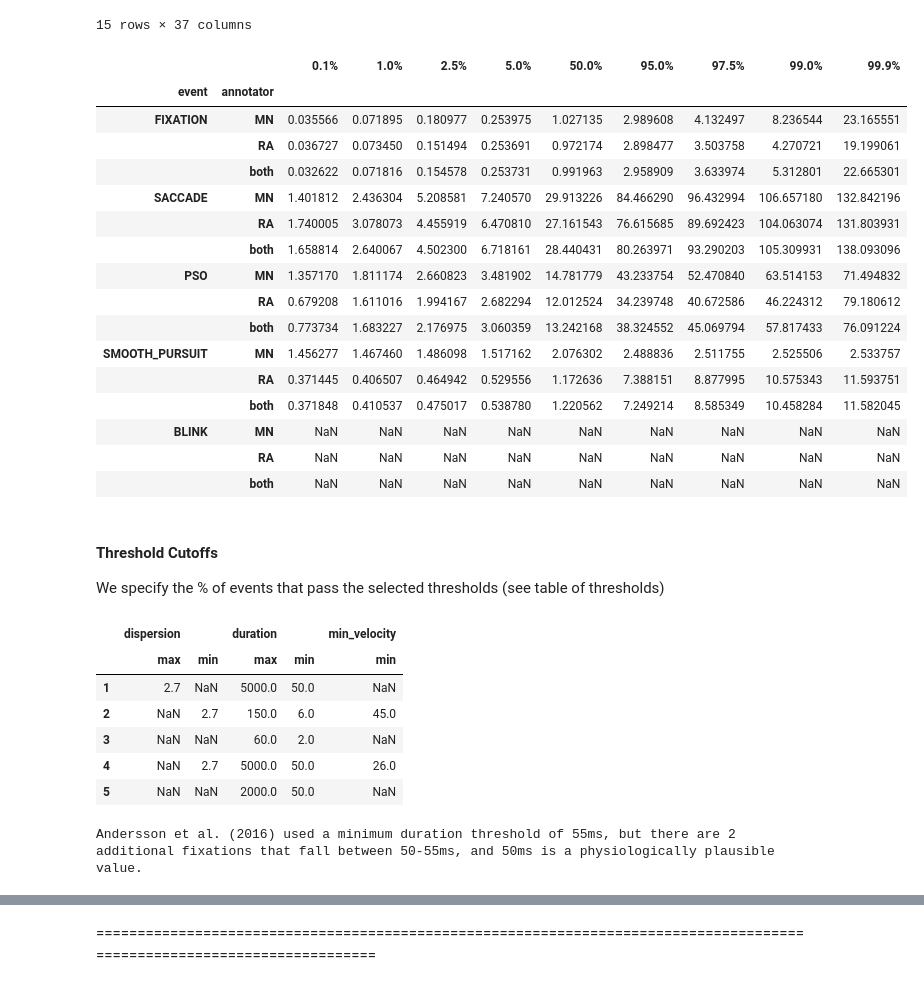
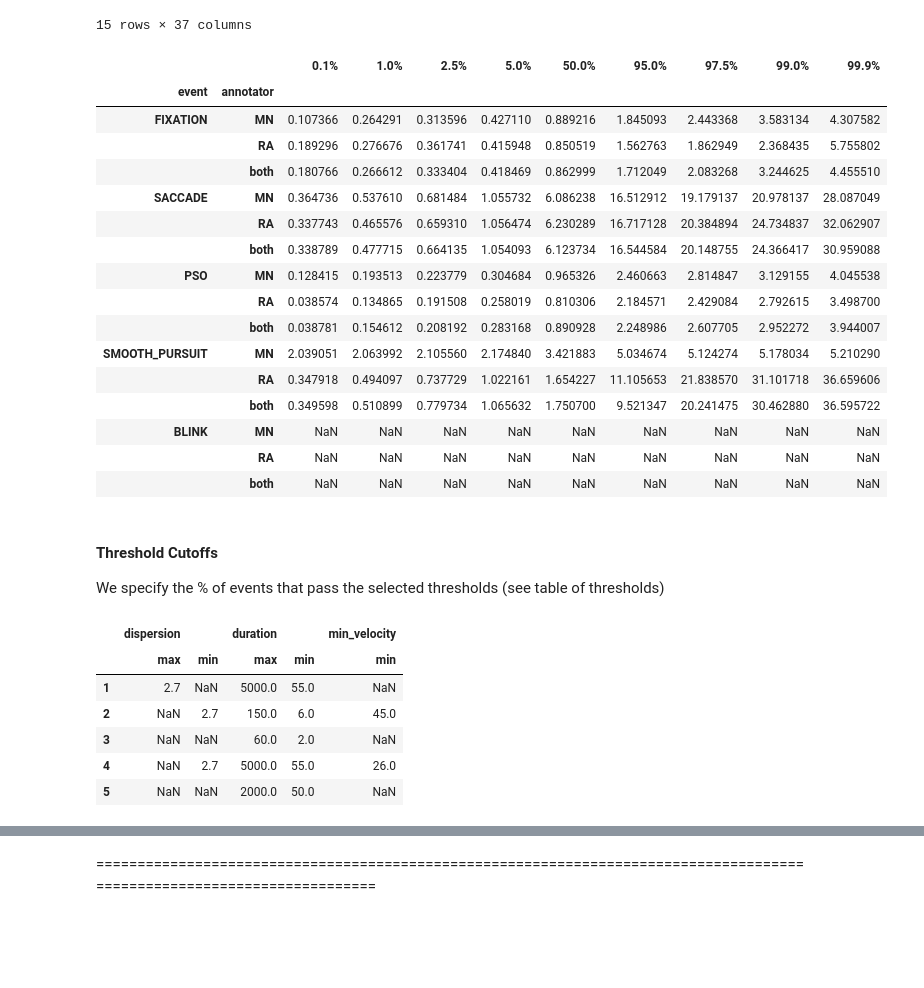
Before and after one commit to huji-hcnl/pEYES, a Jupyter notebook: analysis/_article/lund2013_rater_event-features.ipynb, the cells around one changed output, grey strips where cells are left out. Saved outputs shown, nothing was run; the diff lists cells and outputs as text; code cells hidden in the pictures; blank space fills up the shorter version.

```diff
--- a/analysis/_article/lund2013_rater_event-features.ipynb
+++ b/analysis/_article/lund2013_rater_event-features.ipynb
@@ -170,22 +170,22 @@ Not all features are applicable to all events (e.g., blinks have no velocity), s
 |  | both | 45 | 90.201000 | 91.78500 | 94.123700 | 95.01200 | 322.0710 | 617.33680 | 633.735400 | 892.91548 | 1075.910248 | ... |
 15 rows × 37 columns
 # %%
-event_quantiles.xs('min_velocities', axis=1)
+event_quantiles.xs('dispersions', axis=1)
 # %% [output]
 |  |  | 0.1% | 1.0% | 2.5% | 5.0% | 50.0% | 95.0% | 97.5% | 99.0% | 99.9% |
 | event | annotator |  |  |  |  |  |  |  |  |  |
-| FIXATION | MN | 0.035566 | 0.071895 | 0.180977 | 0.253975 | 1.027135 | 2.989608 | 4.132497 | 8.236544 | 23.165551 |
-|  | RA | 0.036727 | 0.073450 | 0.151494 | 0.253691 | 0.972174 | 2.898477 | 3.503758 | 4.270721 | 19.199061 |
-|  | both | 0.032622 | 0.071816 | 0.154578 | 0.253731 | 0.991963 | 2.958909 | 3.633974 | 5.312801 | 22.665301 |
-| SACCADE | MN | 1.401812 | 2.436304 | 5.208581 | 7.240570 | 29.913226 | 84.466290 | 96.432994 | 106.657180 | 132.842196 |
-|  | RA | 1.740005 | 3.078073 | 4.455919 | 6.470810 | 27.161543 | 76.615685 | 89.692423 | 104.063074 | 131.803931 |
-|  | both | 1.658814 | 2.640067 | 4.502300 | 6.718161 | 28.440431 | 80.263971 | 93.290203 | 105.309931 | 138.093096 |
-| PSO | MN | 1.357170 | 1.811174 | 2.660823 | 3.481902 | 14.781779 | 43.233754 | 52.470840 | 63.514153 | 71.494832 |
-|  | RA | 0.679208 | 1.611016 | 1.994167 | 2.682294 | 12.012524 | 34.239748 | 40.672586 | 46.224312 | 79.180612 |
-|  | both | 0.773734 | 1.683227 | 2.176975 | 3.060359 | 13.242168 | 38.324552 | 45.069794 | 57.817433 | 76.091224 |
-| SMOOTH_PURSUIT | MN | 1.456277 | 1.467460 | 1.486098 | 1.517162 | 2.076302 | 2.488836 | 2.511755 | 2.525506 | 2.533757 |
-|  | RA | 0.371445 | 0.406507 | 0.464942 | 0.529556 | 1.172636 | 7.388151 | 8.877995 | 10.575343 | 11.593751 |
-|  | both | 0.371848 | 0.410537 | 0.475017 | 0.538780 | 1.220562 | 7.249214 | 8.585349 | 10.458284 | 11.582045 |
+| FIXATION | MN | 0.107366 | 0.264291 | 0.313596 | 0.427110 | 0.889216 | 1.845093 | 2.443368 | 3.583134 | 4.307582 |
+|  | RA | 0.189296 | 0.276676 | 0.361741 | 0.415948 | 0.850519 | 1.562763 | 1.862949 | 2.368435 | 5.755802 |
+|  | both | 0.180766 | 0.266612 | 0.333404 | 0.418469 | 0.862999 | 1.712049 | 2.083268 | 3.244625 | 4.455510 |
+| SACCADE | MN | 0.364736 | 0.537610 | 0.681484 | 1.055732 | 6.086238 | 16.512912 | 19.179137 | 20.978137 | 28.087049 |
+|  | RA | 0.337743 | 0.465576 | 0.659310 | 1.056474 | 6.230289 | 16.717128 | 20.384894 | 24.734837 | 32.062907 |
+|  | both | 0.338789 | 0.477715 | 0.664135 | 1.054093 | 6.123734 | 16.544584 | 20.148755 | 24.366417 | 30.959088 |
+| PSO | MN | 0.128415 | 0.193513 | 0.223779 | 0.304684 | 0.965326 | 2.460663 | 2.814847 | 3.129155 | 4.045538 |
+|  | RA | 0.038574 | 0.134865 | 0.191508 | 0.258019 | 0.810306 | 2.184571 | 2.429084 | 2.792615 | 3.498700 |
+|  | both | 0.038781 | 0.154612 | 0.208192 | 0.283168 | 0.890928 | 2.248986 | 2.607705 | 2.952272 | 3.944007 |
+| SMOOTH_PURSUIT | MN | 2.039051 | 2.063992 | 2.105560 | 2.174840 | 3.421883 | 5.034674 | 5.124274 | 5.178034 | 5.210290 |
+|  | RA | 0.347918 | 0.494097 | 0.737729 | 1.022161 | 1.654227 | 11.105653 | 21.838570 | 31.101718 | 36.659606 |
+|  | both | 0.349598 | 0.510899 | 0.779734 | 1.065632 | 1.750700 | 9.521347 | 20.241475 | 30.462880 | 36.595722 |
 | BLINK | MN | NaN | NaN | NaN | NaN | NaN | NaN | NaN | NaN | NaN |
 |  | RA | NaN | NaN | NaN | NaN | NaN | NaN | NaN | NaN | NaN |
 |  | both | NaN | NaN | NaN | NaN | NaN | NaN | NaN | NaN | NaN |
@@ -195,7 +195,7 @@ We specify the % of events that pass the selected thresholds (see table of thres
 # %%
 thresholds = pd.DataFrame.from_dict({
     1: {
-        ('duration', 'min'): 50,        # Andersson et. al (2016) used 55ms
+        ('duration', 'min'): 55,        # used by Andersson et. al (2016)
         ('duration', 'max'): 5000,
         ('dispersion', 'max'): 2.7      # used by Andersson et. al (2016) - I-DT
     },
@@ -210,7 +210,7 @@ thresholds = pd.DataFrame.from_dict({
         ('duration', 'max'): 60,
     },
     4: {
-        ('duration', 'min'): 50,
+        ('duration', 'min'): 55,
         ('duration', 'max'): 5000,
         ('dispersion', 'min'): 2.7,     # used by Andersson et. al (2016) - I-DT
         ('min_velocity', 'min'): 26     # used by Komogortsev & Karpov (2013) - I-VVT
@@ -224,17 +224,11 @@ thresholds
 # %% [output]
 |  | dispersion |  | duration |  | min_velocity |
 |  | max | min | max | min | min |
-| 1 | 2.7 | NaN | 5000.0 | 50.0 | NaN |
+| 1 | 2.7 | NaN | 5000.0 | 55.0 | NaN |
 | 2 | NaN | 2.7 | 150.0 | 6.0 | 45.0 |
 | 3 | NaN | NaN | 60.0 | 2.0 | NaN |
-| 4 | NaN | 2.7 | 5000.0 | 50.0 | 26.0 |
+| 4 | NaN | 2.7 | 5000.0 | 55.0 | 26.0 |
 | 5 | NaN | NaN | 2000.0 | 50.0 | NaN |
-# %%
-fixs_dur_between_50_55 = image_events_series[image_events_series.apply(lambda x: x.label == 1)].map(lambda x: 50 <= x.duration <= 55).groupby(level=[0, 1, 2]).sum()
-
-print(f"Andersson et al. (2016) used a minimum duration threshold of 55ms, but there are {fixs_dur_between_50_55.sum()} additional fixations that fall between 50-55ms, and 50ms is a physiologically plausible value.")
-# %% [output]
-Andersson et al. (2016) used a minimum duration threshold of 55ms, but there are 2 additional fixations that fall between 50-55ms, and 50ms is a physiologically plausible value.
 # %%
 success_rates = {}
 
```
Also changed, not shown: parts of 17 cells of this notebook, 1 other file.
